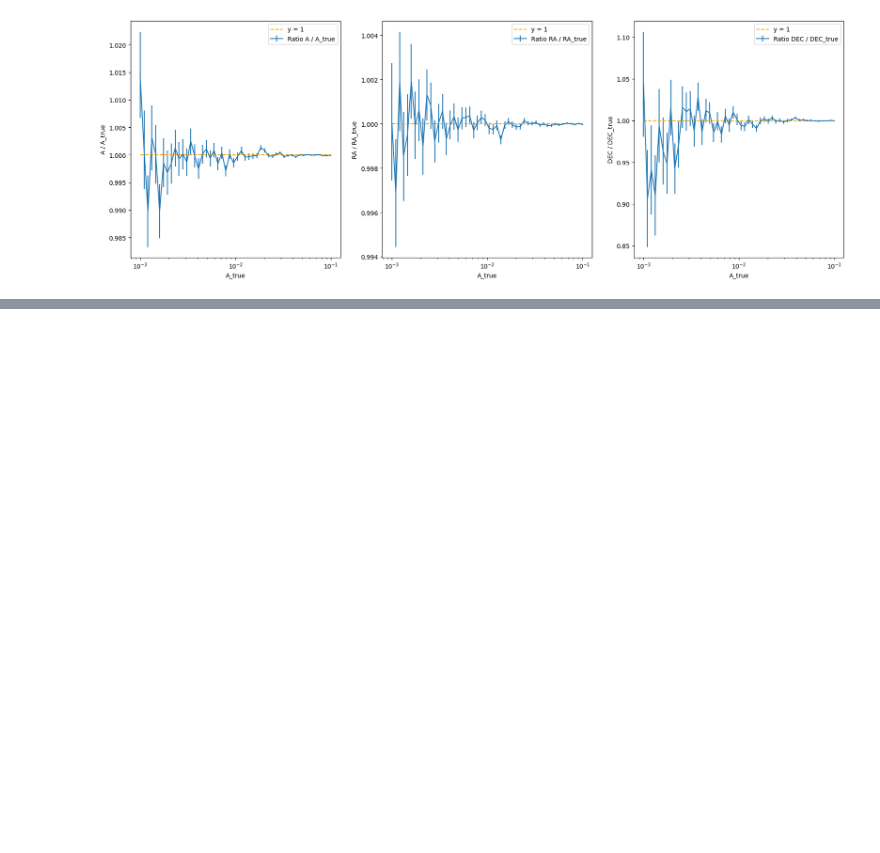
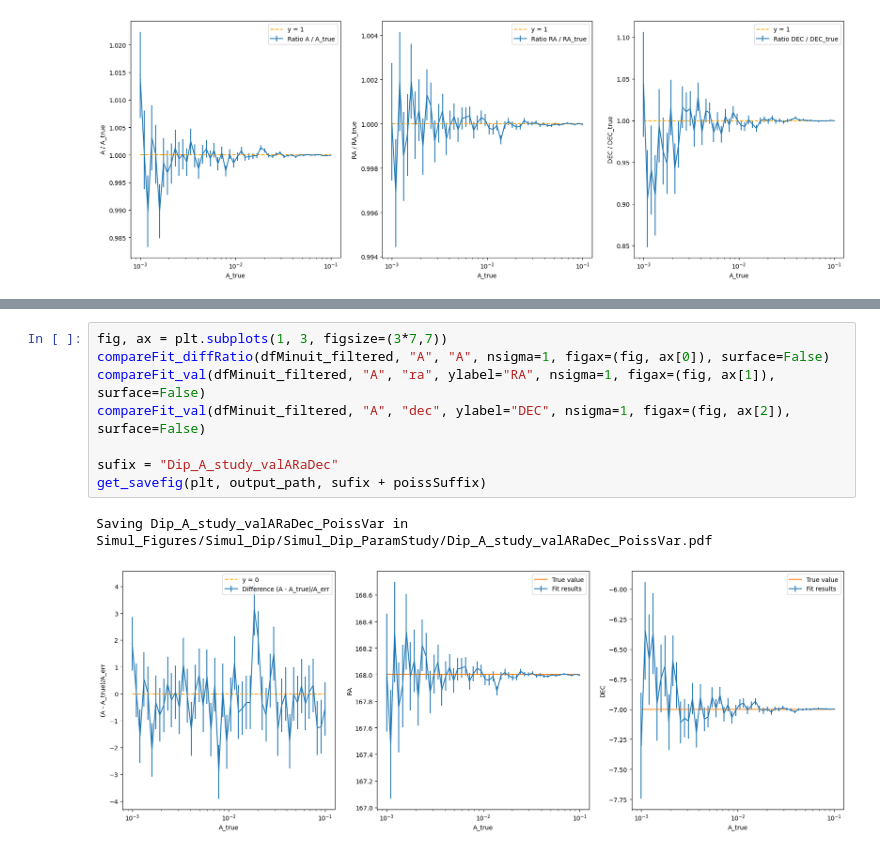
Before and after one commit to johannct/M2_Stage_Code, a Jupyter notebook: Simulation/A_Study.ipynb, the cells around one changed output, grey strips where cells are left out. Saved outputs shown, nothing was run; the diff lists cells and outputs as text; blank space fills up the shorter version.

```diff
--- a/Simulation/A_Study.ipynb
+++ b/Simulation/A_Study.ipynb
@@ -126,0 +127,11 @@ Saving Dip_A_study_valARaDec_PoissVar in Simul_Figures/Simul_Dip/Simul_Dip_Param
+# %%
+fig, ax = plt.subplots(1, 3, figsize=(3*7,7))
+compareFit_diffRatio(dfMinuit_filtered, "A", "A", nsigma=1, figax=(fig, ax[0]), surface=False)
+compareFit_val(dfMinuit_filtered, "A", "ra", ylabel="RA", nsigma=1, figax=(fig, ax[1]), surface=False)
+compareFit_val(dfMinuit_filtered, "A", "dec", ylabel="DEC", nsigma=1, figax=(fig, ax[2]), surface=False)
+
+sufix = "Dip_A_study_valARaDec"
+get_savefig(plt, output_path, sufix + poissSuffix)
+# %% [output]
+Saving Dip_A_study_valARaDec_PoissVar in Simul_Figures/Simul_Dip/Simul_Dip_ParamStudy/Dip_A_study_valARaDec_PoissVar.pdf
+[figure, added]
```
Also changed, not shown: parts of 1 cell of this notebook, 5 other files.
